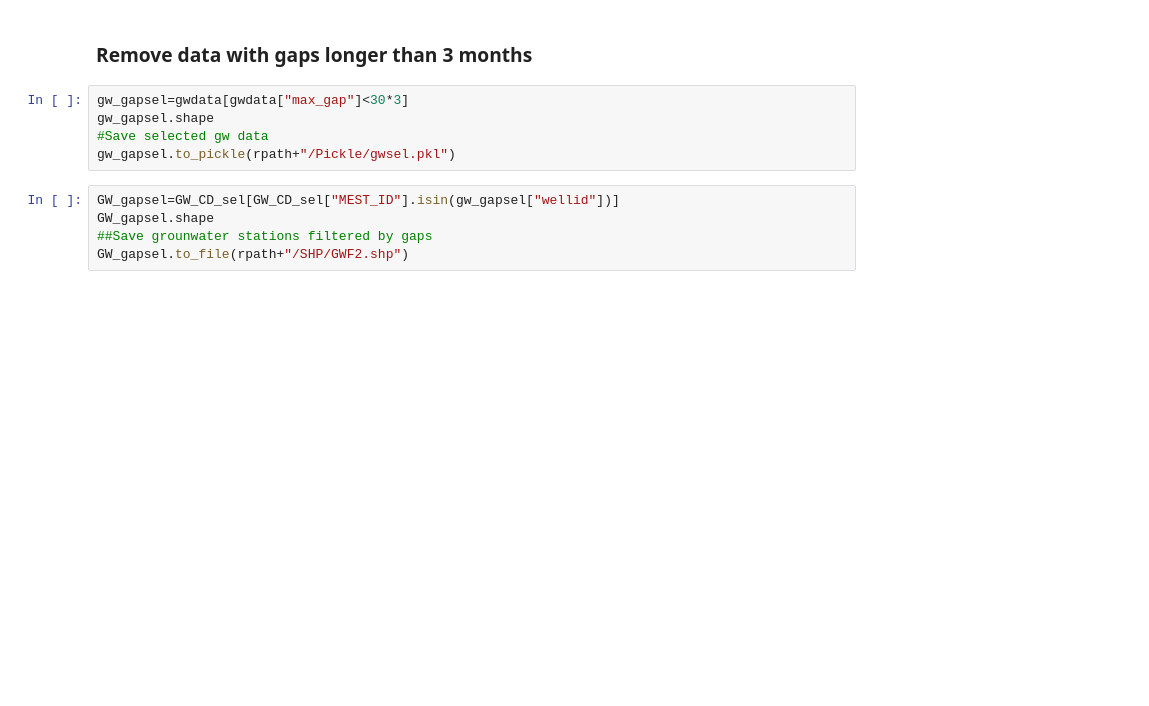
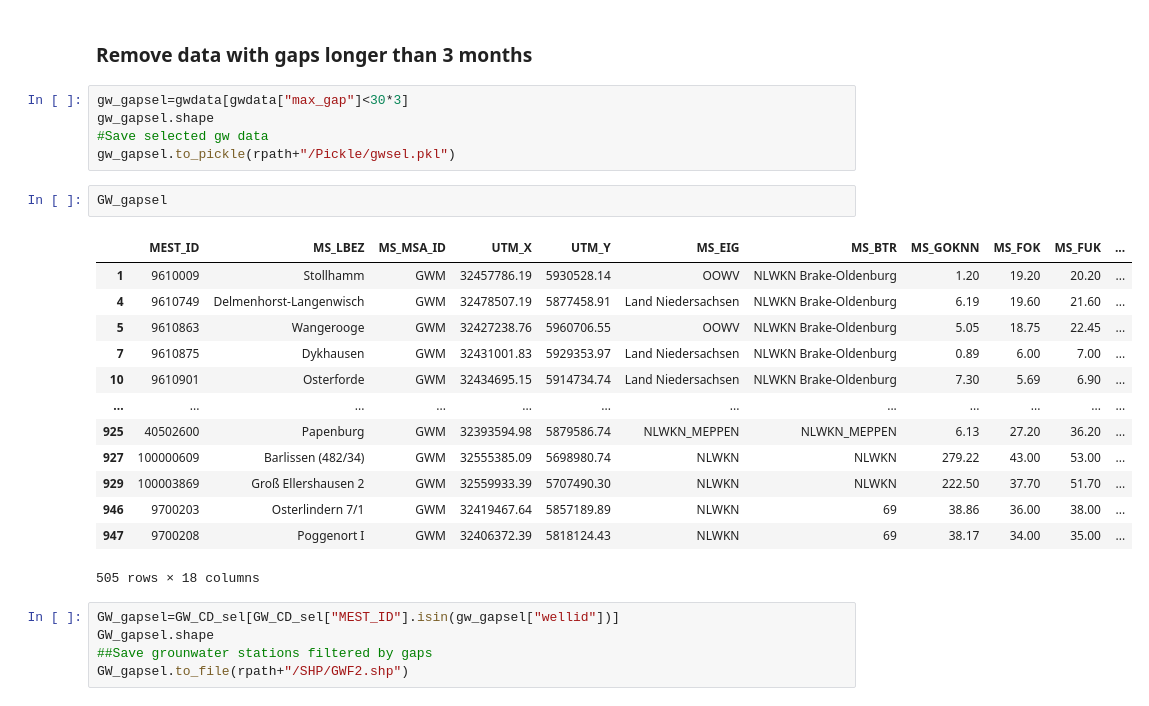
Before and after one commit to mgomezo12/GW_forecasting_ML, a Jupyter notebook: Data_exploration_Preprocessing.ipynb, the cells around one changed output. Saved outputs shown, nothing was run; the diff lists cells and outputs as text; blank space fills up the shorter version.

```diff
--- a/Data_exploration_Preprocessing.ipynb
+++ b/Data_exploration_Preprocessing.ipynb
@@ -173,6 +173,22 @@ gw_gapsel=gwdata[gwdata["max_gap"]<30*3]
 gw_gapsel.shape
 #Save selected gw data
 gw_gapsel.to_pickle(rpath+"/Pickle/gwsel.pkl")
+# %%
+GW_gapsel
+# %% [output]
+|  | MEST_ID | MS_LBEZ | MS_MSA_ID | UTM_X | UTM_Y | MS_EIG | MS_BTR | MS_GOKNN | MS_FOK | MS_FUK | ... |
+| 1 | 9610009 | Stollhamm | GWM | 32457786.19 | 5930528.14 | OOWV | NLWKN Brake-Oldenburg | 1.20 | 19.20 | 20.20 | ... |
+| 4 | 9610749 | Delmenhorst-Langenwisch | GWM | 32478507.19 | 5877458.91 | Land Niedersachsen | NLWKN Brake-Oldenburg | 6.19 | 19.60 | 21.60 | ... |
+| 5 | 9610863 | Wangerooge | GWM | 32427238.76 | 5960706.55 | OOWV | NLWKN Brake-Oldenburg | 5.05 | 18.75 | 22.45 | ... |
+| 7 | 9610875 | Dykhausen | GWM | 32431001.83 | 5929353.97 | Land Niedersachsen | NLWKN Brake-Oldenburg | 0.89 | 6.00 | 7.00 | ... |
+| 10 | 9610901 | Osterforde | GWM | 32434695.15 | 5914734.74 | Land Niedersachsen | NLWKN Brake-Oldenburg | 7.30 | 5.69 | 6.90 | ... |
+| ... | ... | ... | ... | ... | ... | ... | ... | ... | ... | ... | ... |
+| 925 | 40502600 | Papenburg | GWM | 32393594.98 | 5879586.74 | NLWKN_MEPPEN | NLWKN_MEPPEN | 6.13 | 27.20 | 36.20 | ... |
+| 927 | 100000609 | Barlissen (482/34) | GWM | 32555385.09 | 5698980.74 | NLWKN | NLWKN | 279.22 | 43.00 | 53.00 | ... |
+| 929 | 100003869 | Groß Ellershausen 2 | GWM | 32559933.39 | 5707490.30 | NLWKN | NLWKN | 222.50 | 37.70 | 51.70 | ... |
+| 946 | 9700203 | Osterlindern 7/1 | GWM | 32419467.64 | 5857189.89 | NLWKN | 69 | 38.86 | 36.00 | 38.00 | ... |
+| 947 | 9700208 | Poggenort I | GWM | 32406372.39 | 5818124.43 | NLWKN | 69 | 38.17 | 34.00 | 35.00 | ... |
+505 rows × 18 columns
 # %%
 GW_gapsel=GW_CD_sel[GW_CD_sel["MEST_ID"].isin(gw_gapsel["wellid"])]
 GW_gapsel.shape
```
